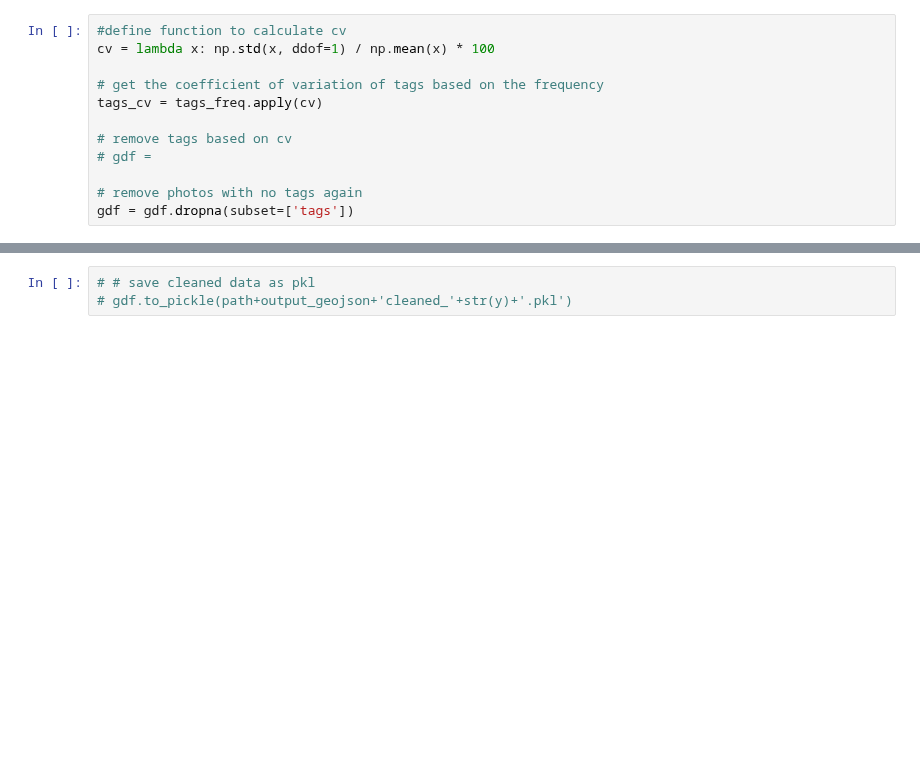
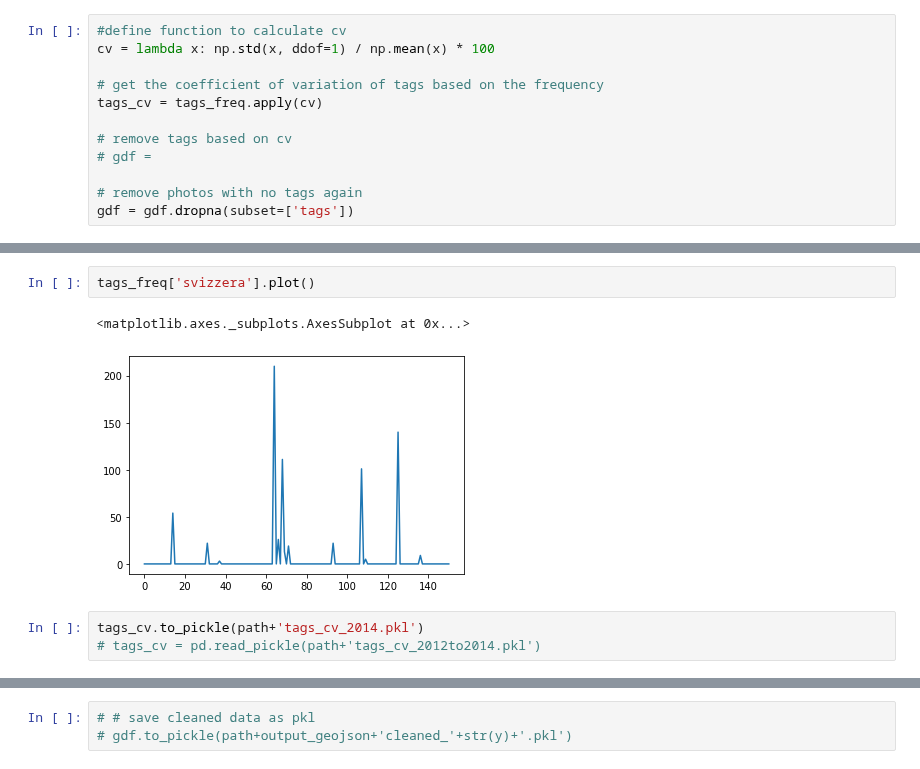
Before and after one commit to leyixu21/Semantic-Trajectory, a Jupyter notebook: clean_flickr_data.ipynb, the cells around one changed output, grey strips where cells are left out. Cells and saved outputs as stored; diff of their text form; blank space fills up the shorter version.

```diff
--- a/clean_flickr_data.ipynb
+++ b/clean_flickr_data.ipynb
@@ -249,3 +269,11 @@ Length: 3514, dtype: float64
+# %%
+tags_freq['svizzera'].plot()
+# %% [output]
+<matplotlib.axes._subplots.AxesSubplot at 0x...>
+[figure, added]
+# %%
+tags_cv.to_pickle(path+'tags_cv_2014.pkl')
+# tags_cv = pd.read_pickle(path+'tags_cv_2012to2014.pkl')
 # %%
 # group data by users again
 gdf_gb_users = gdf.groupby('owner', as_index=False)
```
Also changed, not shown: parts of 19 cells of this notebook.
